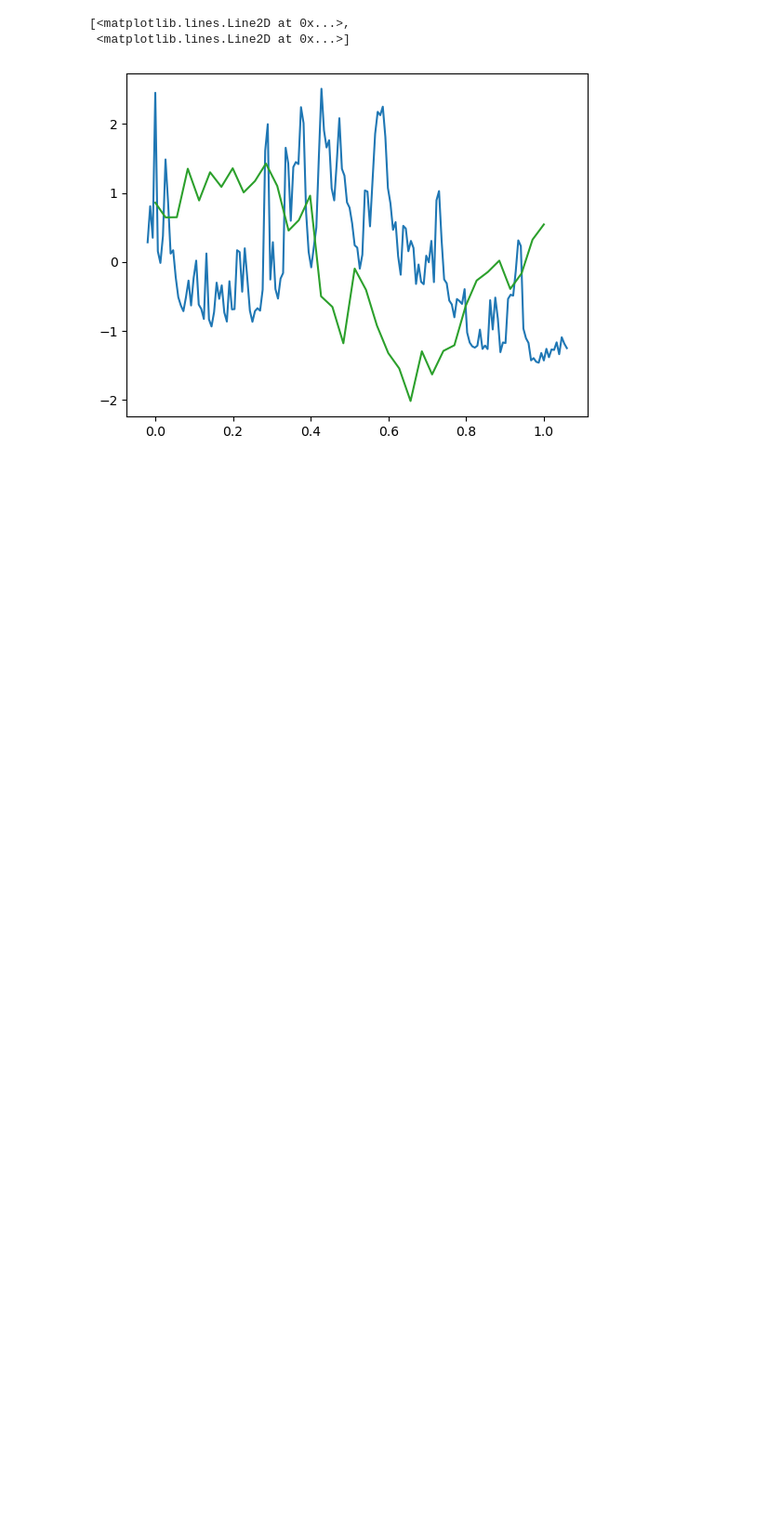
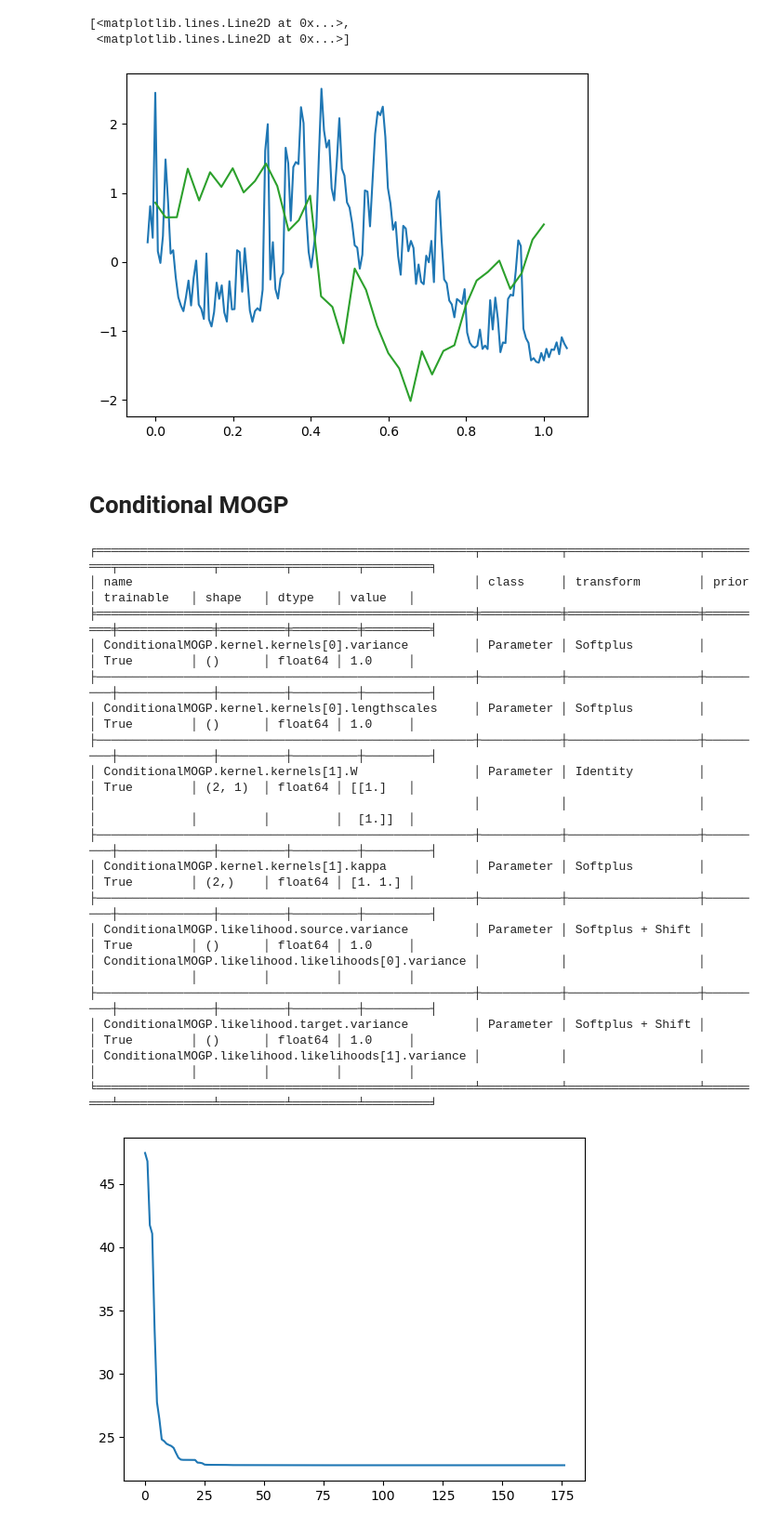
Before and after one commit to JVerbeek/at-gpflow, a Jupyter notebook: experiments/volatility/volatility.ipynb, the cells around one changed output. Shown at 93% size. Drawn from its saved outputs; the diff is of its cells as text; code cells hidden in the pictures; blank space fills up the shorter version.

```diff
--- a/experiments/volatility/volatility.ipynb
+++ b/experiments/volatility/volatility.ipynb
@@ -121,3 +126,52 @@ plt.plot(Bx, By)
 [<matplotlib.lines.Line2D at 0x...>,
  <matplotlib.lines.Line2D at 0x...>]
 [figure]
+# %% [markdown]
+# Conditional MOGP
+# %%
+output_dim = 2  # Number of outputs
+rank = 1  # Rank of W
+
+# Base kernel
+k = gpf.kernels.RBF(active_dims=[0])
+# Coregion kernel
+coreg = gpf.kernels.Coregion(
+    output_dim=output_dim, rank=rank, active_dims=[1]
+)
+coreg2 = gpf.kernels.Coregion(
+    output_dim=output_dim, rank=rank, active_dims=[1]
+)
+
+# Initialize equal amounts of IVs for both datasets.
+ivs = np.linspace(0, max(X[:,0]), 20).reshape(-1, 1)
+iv_ind = np.concatenate((np.zeros((int(len(ivs)/2),1)), np.ones((int(len(ivs)/2),1))))
+shuffle = np.random.permutation(np.arange(len(ivs)))
+ivs = ivs[shuffle]
+ivs = np.hstack((ivs, iv_ind))
+
+kern = k * coreg
+m = ConditionalMOGP((X, y), kernel=kern, likelihood=TransferLikelihood(source=gpf.likelihoods.Gaussian(), target=gpf.likelihoods.Gaussian()))
+
+gpf.utilities.print_summary(m)
+optimize(m)
+gpf.utilities.print_summary(m)
+# %% [output]
+╒════════════════════════════════════════════════════╤═══════════╤══════════════════╤═════════╤═════════════╤═════════╤═════════╤═════════╕
+│ name                                               │ class     │ transform        │ prior   │ trainable   │ shape   │ dtype   │ value   │
+╞════════════════════════════════════════════════════╪═══════════╪══════════════════╪═════════╪═════════════╪═════════╪═════════╪═════════╡
+│ ConditionalMOGP.kernel.kernels[0].variance         │ Parameter │ Softplus         │         │ True        │ ()      │ float64 │ 1.0     │
+├────────────────────────────────────────────────────┼───────────┼──────────────────┼─────────┼─────────────┼─────────┼─────────┼─────────┤
+│ ConditionalMOGP.kernel.kernels[0].lengthscales     │ Parameter │ Softplus         │         │ True        │ ()      │ float64 │ 1.0     │
+├────────────────────────────────────────────────────┼───────────┼──────────────────┼─────────┼─────────────┼─────────┼─────────┼─────────┤
+│ ConditionalMOGP.kernel.kernels[1].W                │ Parameter │ Identity         │         │ True        │ (2, 1)  │ float64 │ [[1.]   │
+│                                                    │           │                  │         │             │         │         │  [1.]]  │
+├────────────────────────────────────────────────────┼───────────┼──────────────────┼─────────┼─────────────┼─────────┼─────────┼─────────┤
+│ ConditionalMOGP.kernel.kernels[1].kappa            │ Parameter │ Softplus         │         │ True        │ (2,)    │ float64 │ [1. 1.] │
+├────────────────────────────────────────────────────┼───────────┼──────────────────┼─────────┼─────────────┼─────────┼─────────┼─────────┤
+│ ConditionalMOGP.likelihood.source.variance         │ Parameter │ Softplus + Shift │         │ True        │ ()      │ float64 │ 1.0     │
+│ ConditionalMOGP.likelihood.likelihoods[0].variance │           │                  │         │             │         │         │         │
+├────────────────────────────────────────────────────┼───────────┼──────────────────┼─────────┼─────────────┼─────────┼─────────┼─────────┤
+│ ConditionalMOGP.likelihood.target.variance         │ Parameter │ Softplus + Shift │         │ True        │ ()      │ float64 │ 1.0     │
+│ ConditionalMOGP.likelihood.likelihoods[1].variance │           │                  │         │             │         │         │         │
+╘════════════════════════════════════════════════════╧═══════════╧══════════════════╧═════════╧═════════════╧═════════╧═════════╧═════════╛
+[figure, added]
```
Also changed, not shown: parts of 11 cells of this notebook, 3 other files.
